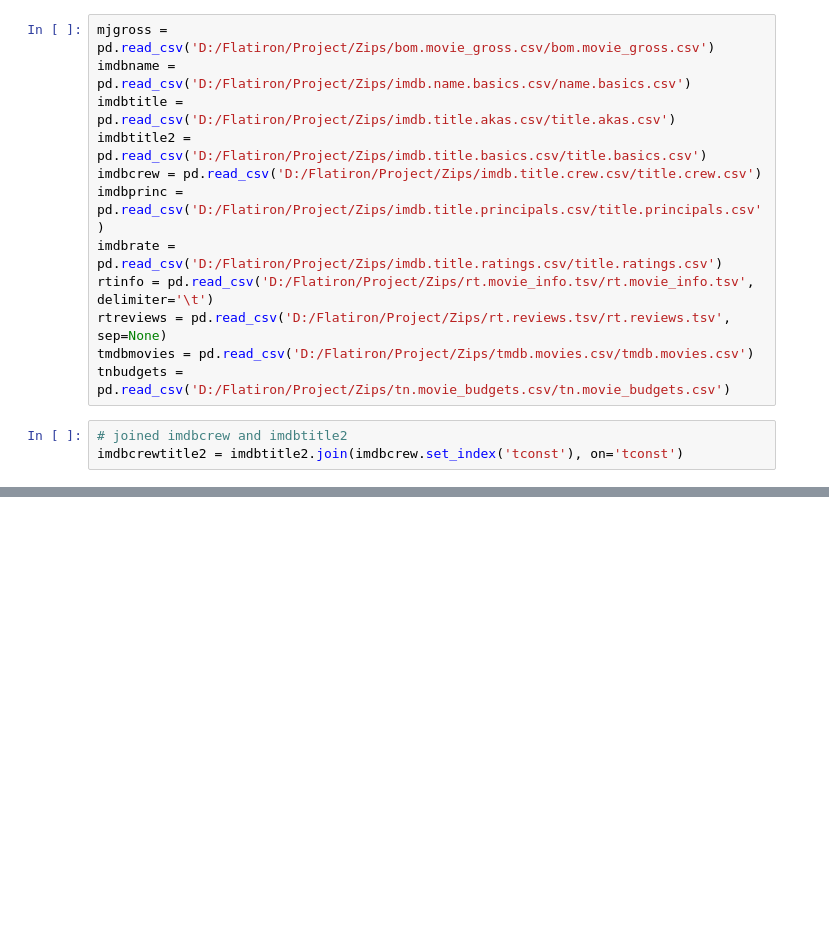
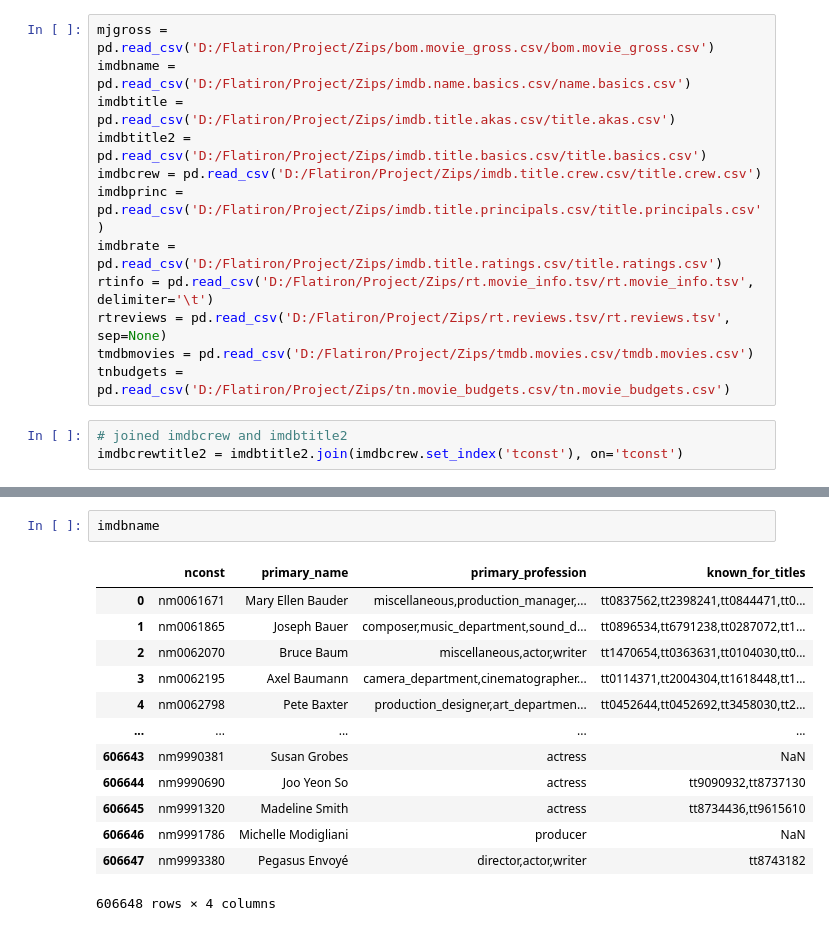
Before and after one commit to tcmcaleer/Microsoft_Movie_Studio, a Jupyter notebook: DBs.ipynb, the cells around one changed output, grey strips where cells are left out. Drawn from its saved outputs; the diff is of its cells as text; blank space fills up the shorter version.

```diff
--- a/DBs.ipynb
+++ b/DBs.ipynb
@@ -58,0 +91,16 @@ def splitmult(df, column):
+# %%
+imdbname
+# %% [output]
+|  | nconst | primary_name | primary_profession | known_for_titles |
+| 0 | nm0061671 | Mary Ellen Bauder | miscellaneous,production_manager,... | tt0837562,tt2398241,tt0844471,tt0... |
+| 1 | nm0061865 | Joseph Bauer | composer,music_department,sound_d... | tt0896534,tt6791238,tt0287072,tt1... |
+| 2 | nm0062070 | Bruce Baum | miscellaneous,actor,writer | tt1470654,tt0363631,tt0104030,tt0... |
+| 3 | nm0062195 | Axel Baumann | camera_department,cinematographer... | tt0114371,tt2004304,tt1618448,tt1... |
+| 4 | nm0062798 | Pete Baxter | production_designer,art_departmen... | tt0452644,tt0452692,tt3458030,tt2... |
+| ... | ... | ... | ... | ... |
+| 606643 | nm9990381 | Susan Grobes | actress | NaN |
+| 606644 | nm9990690 | Joo Yeon So | actress | tt9090932,tt8737130 |
+| 606645 | nm9991320 | Madeline Smith | actress | tt8734436,tt9615610 |
+| 606646 | nm9991786 | Michelle Modigliani | producer | NaN |
+| 606647 | nm9993380 | Pegasus Envoyé | director,actor,writer | tt8743182 |
+606648 rows × 4 columns
```
Also changed, not shown: parts of 14 cells of this notebook.
